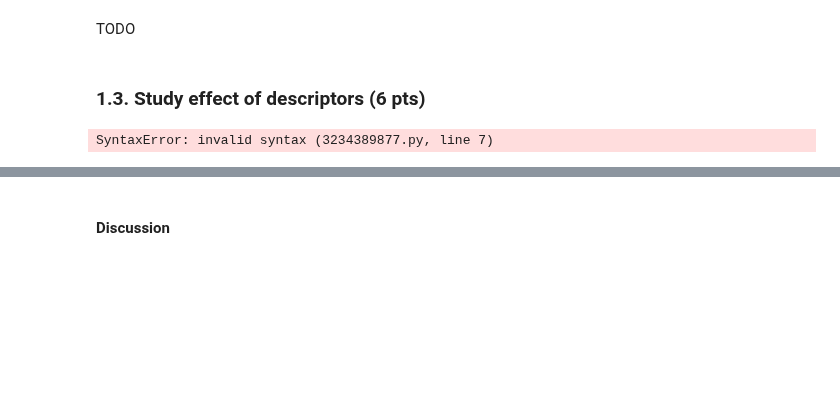
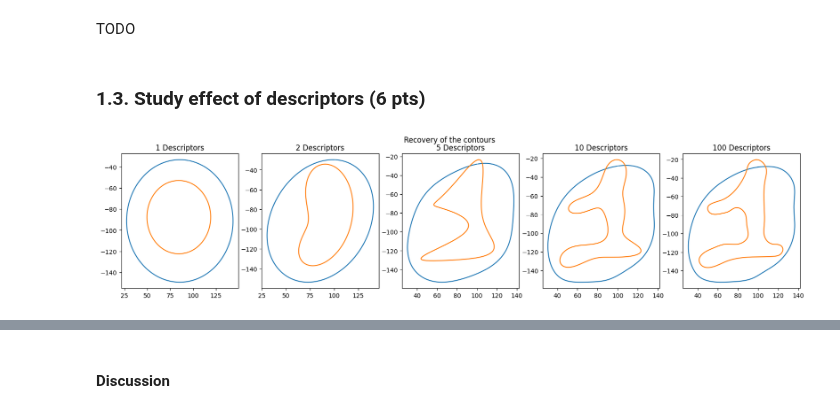
Before and after one commit to mrizaarseven98/do-not-cheat, a Jupyter notebook: labs/lab_02_object_description.ipynb, the cells around one changed output, grey strips where cells are left out. Drawn from its saved outputs; the diff is of its cells as text; code cells hidden in the pictures; blank space fills up the shorter version.

```diff
--- a/labs/lab_02_object_description.ipynb
+++ b/labs/lab_02_object_description.ipynb
@@ -230,18 +261,46 @@ one = ones_im[0]
+# %%
+# Implement reconstruction
+def reconstruct_contour(descriptor, N):
+    descriptor_reduced = np.zeros(len(descriptor), dtype=complex)
+    descriptor_reduced[:N] = descriptor[:N] # keep first N coefficients
+    descriptor_reduced[-N:] = descriptor[-N:] # keep last N coefficients
+
+    contour_recon = np.fft.ifft(descriptor_reduced)
+
+    freq = np.fft.fftfreq(descriptor_reduced.size)
+
+    #print("Signal: ", descriptor_reduced)
+    #print("IFFT: ", contour_recon)
+    #print("Sample Frequencies: ", freq)
+
+    # Extract real and imaginary components of contour
+    contour_x = np.real(contour_recon)
+    contour_y = np.imag(contour_recon)
+
+    # Flip contour to correct reflection effect
+    contour_x = np.flip(contour_x)
+    contour_y = -np.flip(contour_y)
+
+    return contour_x, contour_y
 # %%
 # On each of the 5 plots you will show the recovery for a "0" and a "1" (used the same axis for both a "0" and a "1").
 fig, axes = plt.subplots(1, 5, figsize=(20, 4))
 
+descriptor = get_descriptors(zero, False)
 # Plot recovery for a zero image
-for i in range(0,  5):
-    # TODO
-    axes[i].# TODO
+for i, N in enumerate(descr_set_sizes):
+    x_recon, y_recon = reconstruct_contour(descriptor, N)
+    axes[i].plot(x_recon, y_recon)
+    axes[i].set_title(f"{N} Descriptors")
 
+descriptor = get_descriptors(one, False)
 # Plot recovery for a one image
-for i in range(0,  5):
-     # TODO
-    axes[i].# TODO
+for i, N in enumerate(descr_set_sizes):
+    x_recon, y_recon = reconstruct_contour(descriptor, N)
+    axes[i].plot(x_recon, y_recon)
+    axes[i].set_title(f"{N} Descriptors")
 
 fig.suptitle("Recovery of the contours")
 plt.show()
 # %% [output]
-SyntaxError: invalid syntax (3234389877.py, line 7)
+[figure, added]
```
Also changed, not shown: parts of 10 cells of this notebook.
